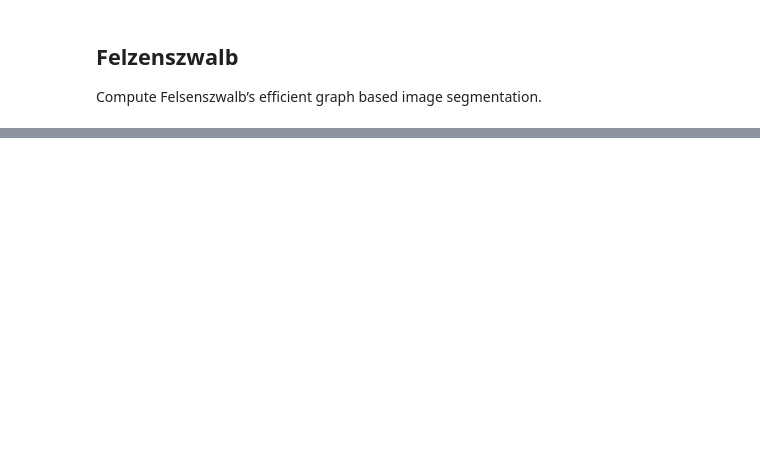
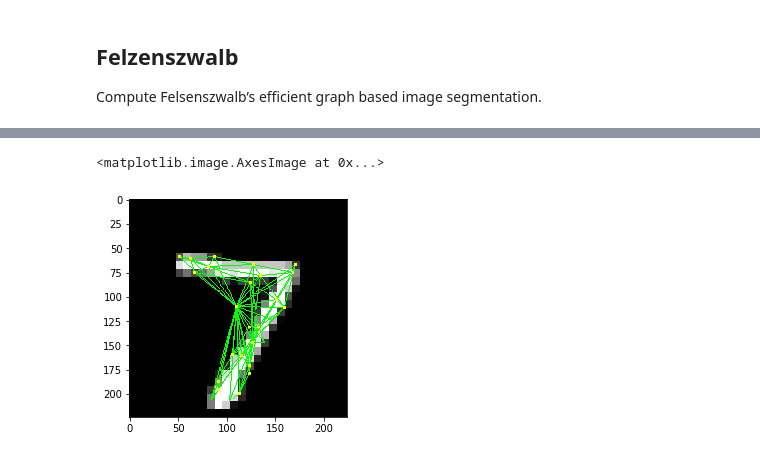
Before and after one commit to rusty1s/embedded_gcnn, a Jupyter notebook: notebooks/superpixel.ipynb, the cells around one changed output, grey strips where cells are left out. Saved outputs shown, nothing was run; the diff lists cells and outputs as text; code cells hidden in the pictures; blank space fills up the shorter version.

```diff
--- a/notebooks/superpixel.ipynb
+++ b/notebooks/superpixel.ipynb
@@ -104,0 +151,11 @@ Number of segments: 84
+# %%
+scaled_labels = scale(felzenszwalb)
+boundaries = segmentation.mark_boundaries(scaled_image, scaled_labels, color=(1, 0, 0))
+plt.imshow(boundaries)
+# %%
+rag = graph.rag_mean_color(scaled_image, scaled_labels)
+out = graph.draw_rag(scaled_labels, rag, scaled_image)
+plt.imshow(out)
+# %% [output]
+<matplotlib.image.AxesImage at 0x...>
+[figure, added]
```
Also changed, not shown: parts of 14 cells of this notebook.
